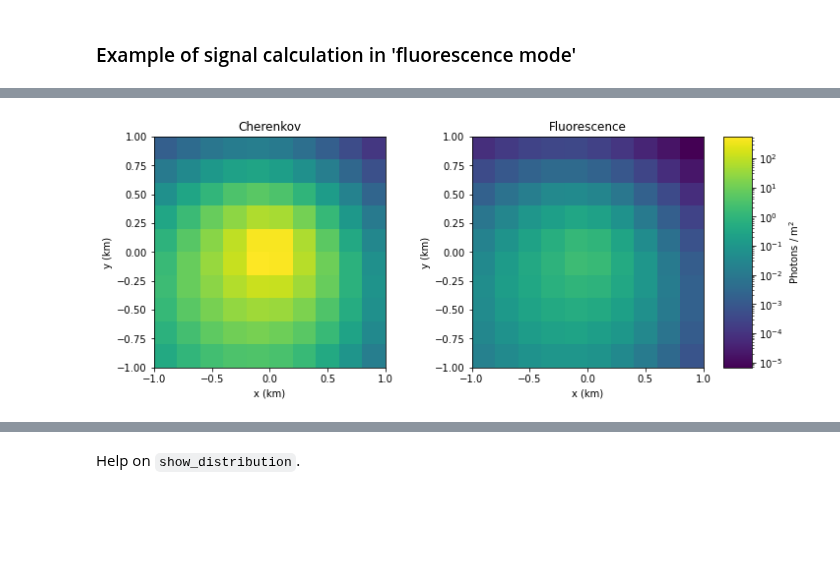
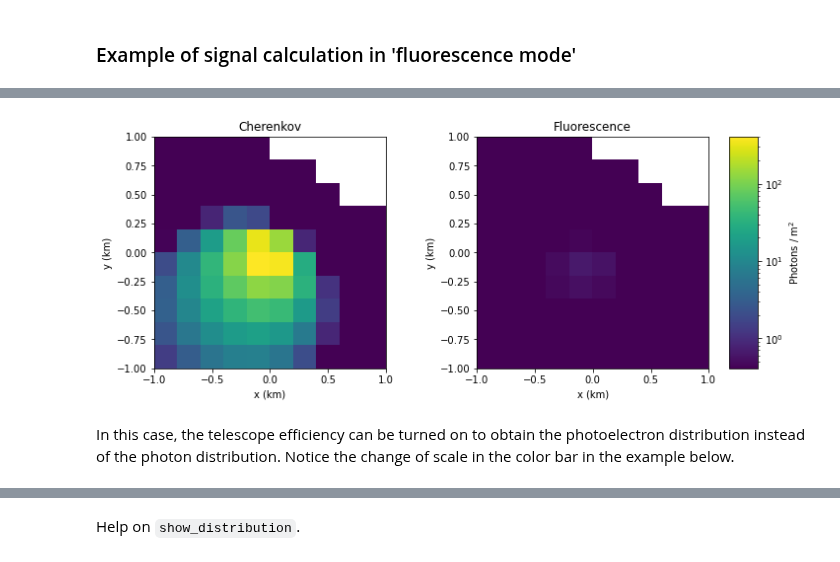
Before and after one commit to JaimeRosado/ShowerModel, a Jupyter notebook: notebooks/UC3_Signal_production_and_ground_distribution.ipynb, the cells around one changed output, grey strips where cells are left out. Cells and saved outputs as stored; diff of their text form; code cells hidden in the pictures; blank space fills up the shorter version.

```diff
--- a/notebooks/UC3_Signal_production_and_ground_distribution.ipynb
+++ b/notebooks/UC3_Signal_production_and_ground_distribution.ipynb
@@ -211,9 +247,11 @@ This method also allows for the calculation of density of photons in a given wav
 # %%
 shower = sm.Shower(theta=20., az=30.)
-shower.show_distribution(telescope=telescope3, theta=22., az=30., wvl_ini=300., wvl_fin=450.);
+shower.show_distribution(tel_type='IACT', theta=23., az=30., wvl_ini=300., wvl_fin=450.);
 
 # Equivalent to
-# telescope5 = telescope3.copy(theta=22., az=30.)
-# shower.show_distribution(telescope=telescope5, wvl_ini=300., wvl_fin=450.);
+# telescope = sm.Telescope(tel_type='IACT', theta=23., az=30.)
+# shower.show_distribution(telescope=telescope, wvl_ini=300., wvl_fin=450.);
 # %% [output]
-[figure, old version]
+[figure, new version]
+# %% [markdown]
+In this case, the telescope efficiency can be turned on to obtain the photoelectron distribution instead of the photon distribution. Notice the change of scale in the color bar in the example below.
```
Also changed, not shown: parts of 65 cells of this notebook, 30 other files.
